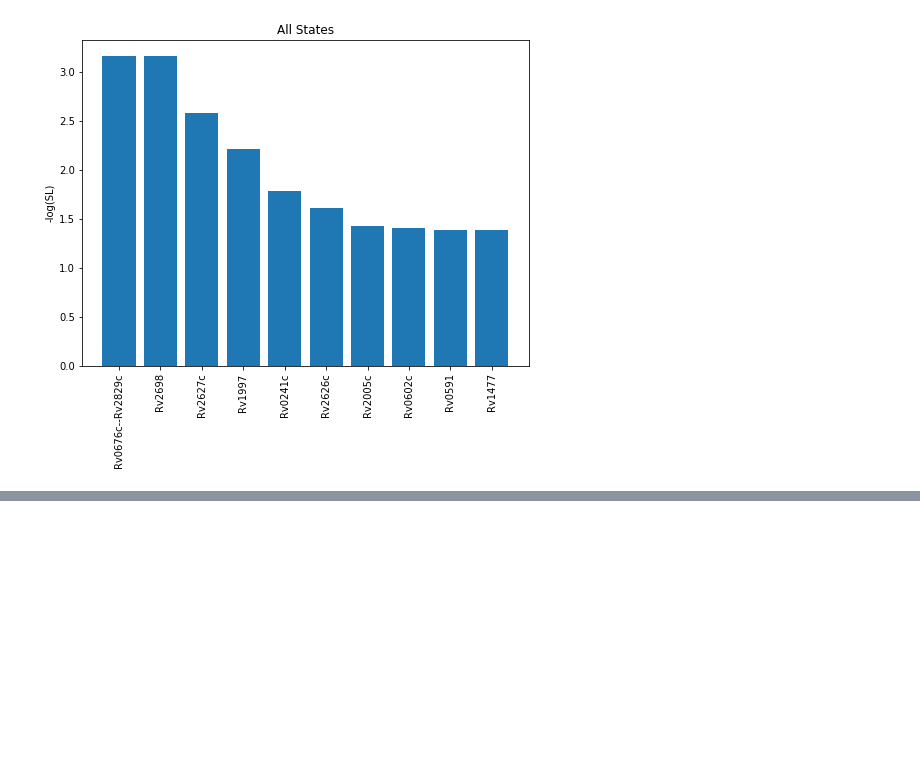
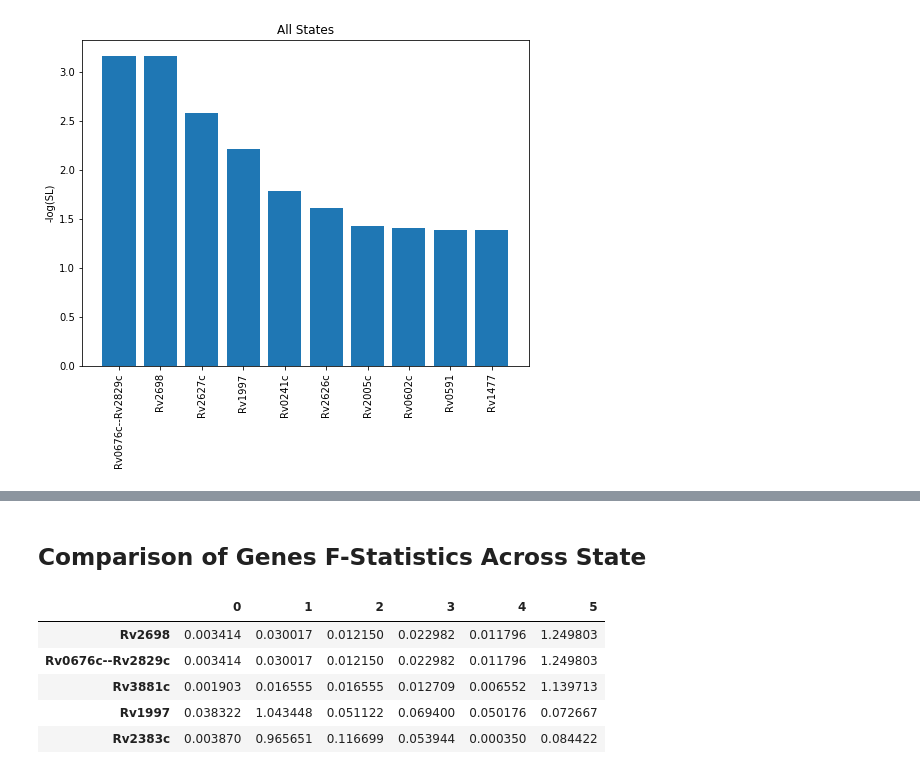
Before and after one commit to uwescience/xstate, a Jupyter notebook: notebooks/Analysis of Gene Expression Variability by Class.ipynb, the cells around one changed output, grey strips where cells are left out. Drawn from its saved outputs; the diff is of its cells as text; code cells hidden in the pictures; blank space fills up the shorter version.

```diff
--- a/notebooks/Analysis of Gene Expression Variability by Class.ipynb
+++ b/notebooks/Analysis of Gene Expression Variability by Class.ipynb
@@ -67,0 +68,2 @@ for state in trinary_long.ser_y.unique():
+# %% [markdown]
+## Comparison of Genes F-Statistics Across State
@@ -67,0 +72,9 @@ for state in trinary_long.ser_y.unique():
+# %%
+df.head()
+# %% [output]
+|  | 0 | 1 | 2 | 3 | 4 | 5 |
+| Rv2698 | 0.003414 | 0.030017 | 0.012150 | 0.022982 | 0.011796 | 1.249803 |
+| Rv0676c--Rv2829c | 0.003414 | 0.030017 | 0.012150 | 0.022982 | 0.011796 | 1.249803 |
+| Rv3881c | 0.001903 | 0.016555 | 0.016555 | 0.012709 | 0.006552 | 1.139713 |
+| Rv1997 | 0.038322 | 1.043448 | 0.051122 | 0.069400 | 0.050176 | 0.072667 |
+| Rv2383c | 0.003870 | 0.965651 | 0.116699 | 0.053944 | 0.000350 | 0.084422 |
```
Also changed, not shown: parts of 6 cells of this notebook, 3 other files.
